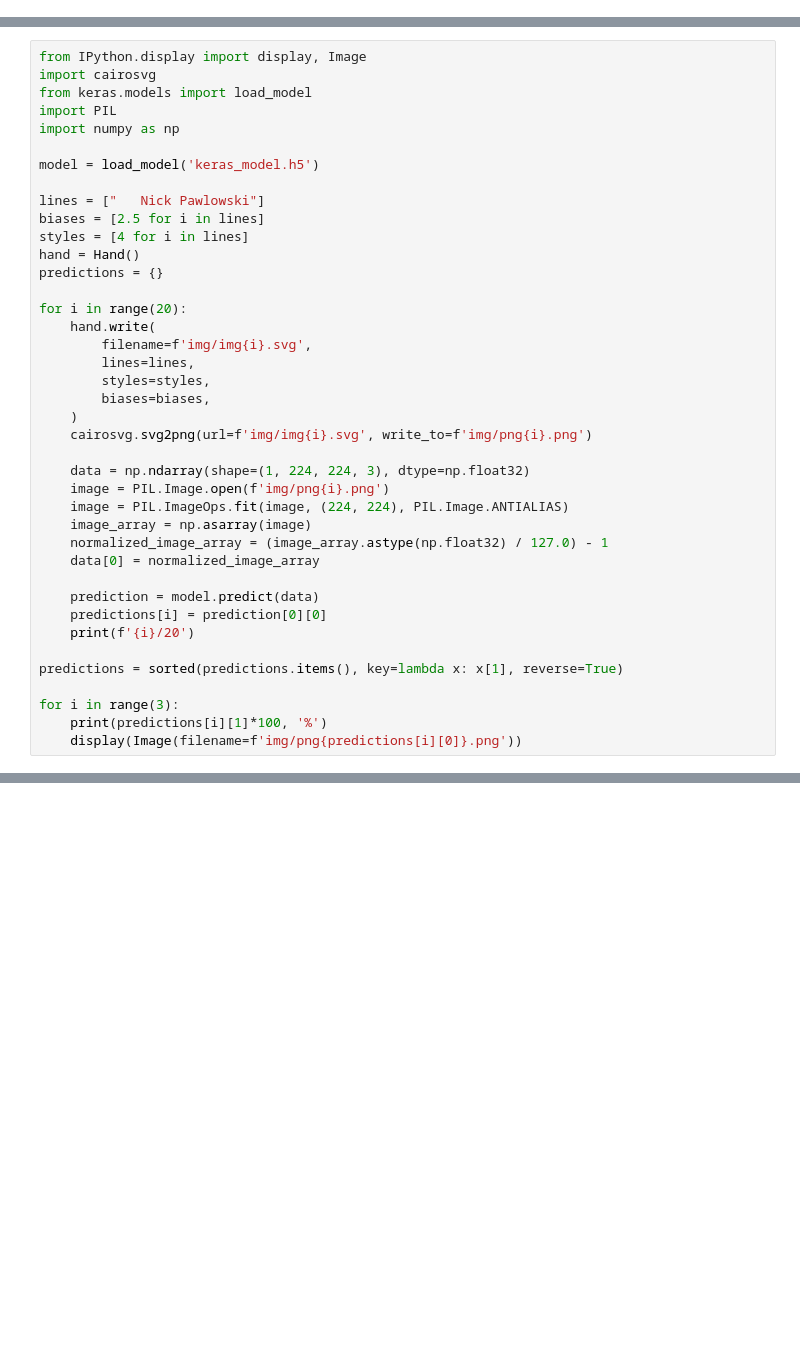
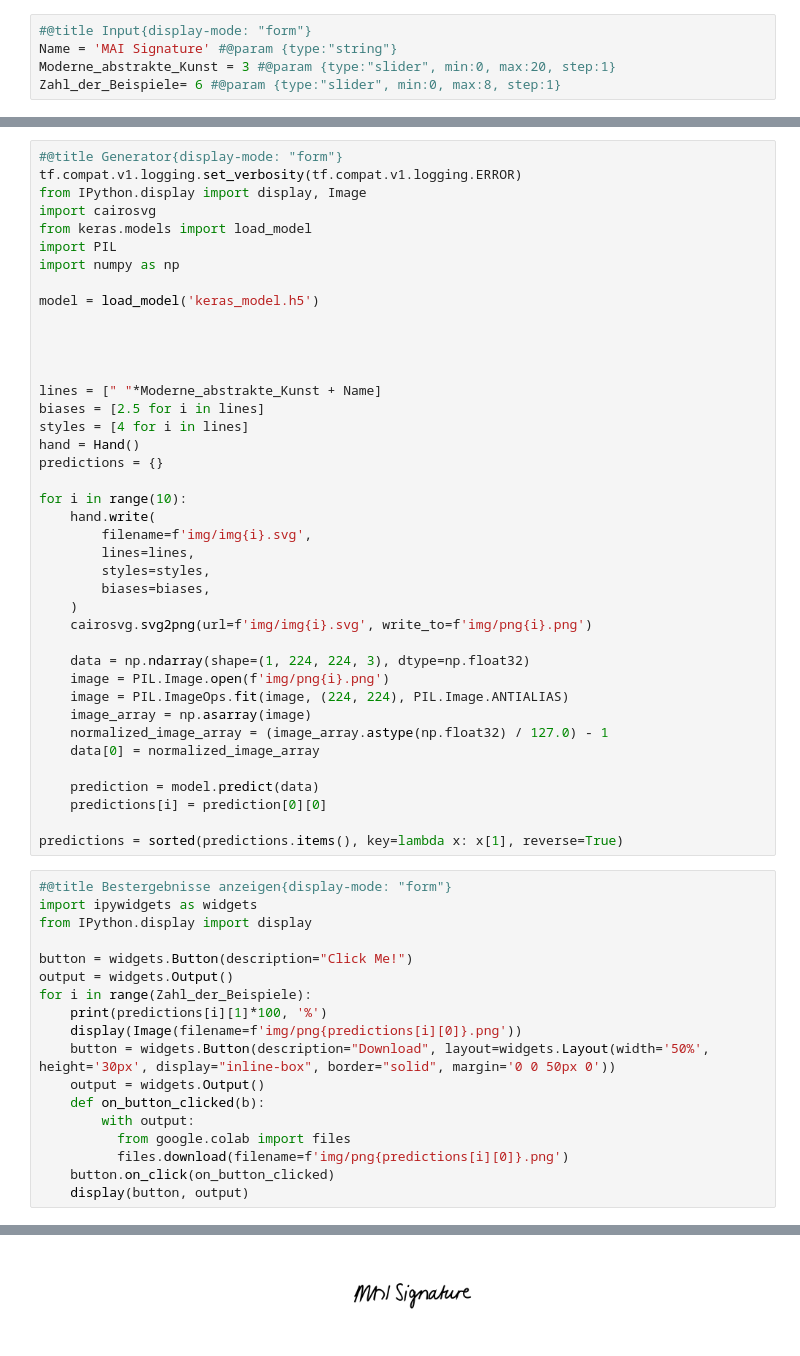
Before and after one commit to hansomatig/handwriting-synthesis, a Jupyter notebook: notebook.ipynb, the cells around one changed output, grey strips where cells are left out. Cells and saved outputs as stored; diff of their text form; blank space fills up the shorter version.

Commit message:
Neueste Version, sogar mit Button

```diff
--- a/notebook.ipynb
+++ b/notebook.ipynb
@@ -5 +1,6 @@ Git importieren
+# %%
+#@title Input{display-mode: "form"}
+Name = 'MAI Signature' #@param {type:"string"}
+Moderne_abstrakte_Kunst = 3 #@param {type:"slider", min:0, max:20, step:1}
+Zahl_der_Beispiele= 6 #@param {type:"slider", min:0, max:8, step:1}
 # %%
@@ -30,4 +42,6 @@ Model importieren
 # %%
+#@title Generator{display-mode: "form"}
+tf.compat.v1.logging.set_verbosity(tf.compat.v1.logging.ERROR)
 from IPython.display import display, Image
 import cairosvg
 from keras.models import load_model
@@ -36,13 +50,16 @@ import numpy as np
 
 model = load_model('keras_model.h5')
 
-lines = ["   Nick Pawlowski"]
+
+
+
+lines = [" "*Moderne_abstrakte_Kunst + Name]
 biases = [2.5 for i in lines]
 styles = [4 for i in lines]
 hand = Hand()
 predictions = {}
 
-for i in range(20):
+for i in range(10):
     hand.write(
         filename=f'img/img{i}.svg',
         lines=lines,
@@ -60,10 +77,24 @@ for i in range(20):
 
     prediction = model.predict(data)
     predictions[i] = prediction[0][0]
-    print(f'{i}/20')
 
 predictions = sorted(predictions.items(), key=lambda x: x[1], reverse=True)
-
-for i in range(3):
-    print(predictions[i][1]*100, '%')
-    display(Image(filename=f'img/png{predictions[i][0]}.png'))
+# %%
+#@title Bestergebnisse anzeigen{display-mode: "form"}
+import ipywidgets as widgets
+from IPython.display import display
+
+button = widgets.Button(description="Click Me!")
+output = widgets.Output()
+for i in range(Zahl_der_Beispiele):
+    print(predictions[i][1]*100, '%')
+    display(Image(filename=f'img/png{predictions[i][0]}.png'))
+    button = widgets.Button(description="Download", layout=widgets.Layout(width='50%', height='30px', display="inline-box", border="solid", margin='0 0 50px 0'))
+    output = widgets.Output()
+    def on_button_clicked(b):
+        with output:
+          from google.colab import files
+          files.download(filename=f'img/png{predictions[i][0]}.png')
+    button.on_click(on_button_clicked)
+    display(button, output)
+# %% [output]
@@ -69,0 +102 @@ for i in range(3):
+[figure, added]
```
Also changed, not shown: parts of 10 cells of this notebook.
